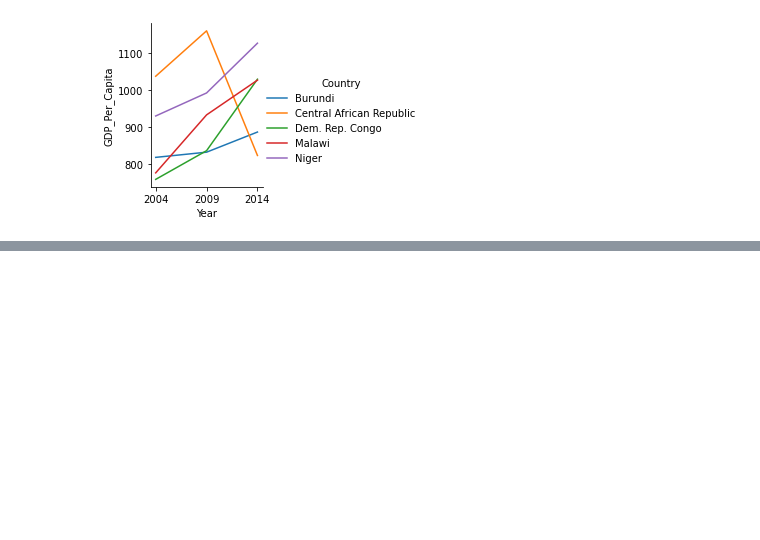
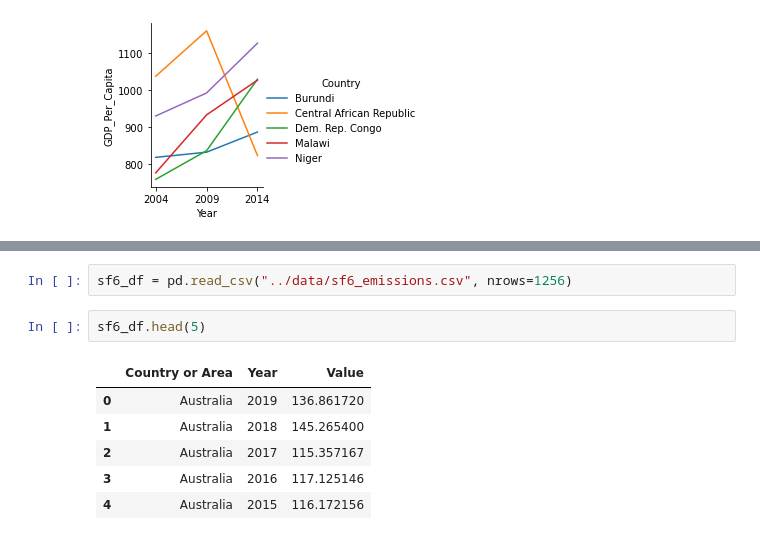
Before and after one commit to NSS-Data-Analytics-Cohort-6/gdp-and-internet-usage-worldsbestdad, a Jupyter notebook: notebooks/philscript.ipynb, the cells around one changed output, grey strips where cells are left out. Saved outputs shown, nothing was run; the diff lists cells and outputs as text; blank space fills up the shorter version.

```diff
--- a/notebooks/philscript.ipynb
+++ b/notebooks/philscript.ipynb
@@ -403,0 +414,11 @@ Is there anything surprising or unusual in any of these plots? Searching on the
+# %%
+sf6_df = pd.read_csv("../data/sf6_emissions.csv", nrows=1256)
+# %%
+sf6_df.head(5)
+# %% [output]
+|  | Country or Area | Year | Value |
+| 0 | Australia | 2019 | 136.861720 |
+| 1 | Australia | 2018 | 145.265400 |
+| 2 | Australia | 2017 | 115.357167 |
+| 3 | Australia | 2016 | 117.125146 |
+| 4 | Australia | 2015 | 116.172156 |
```
Also changed, not shown: parts of 17 cells of this notebook.
